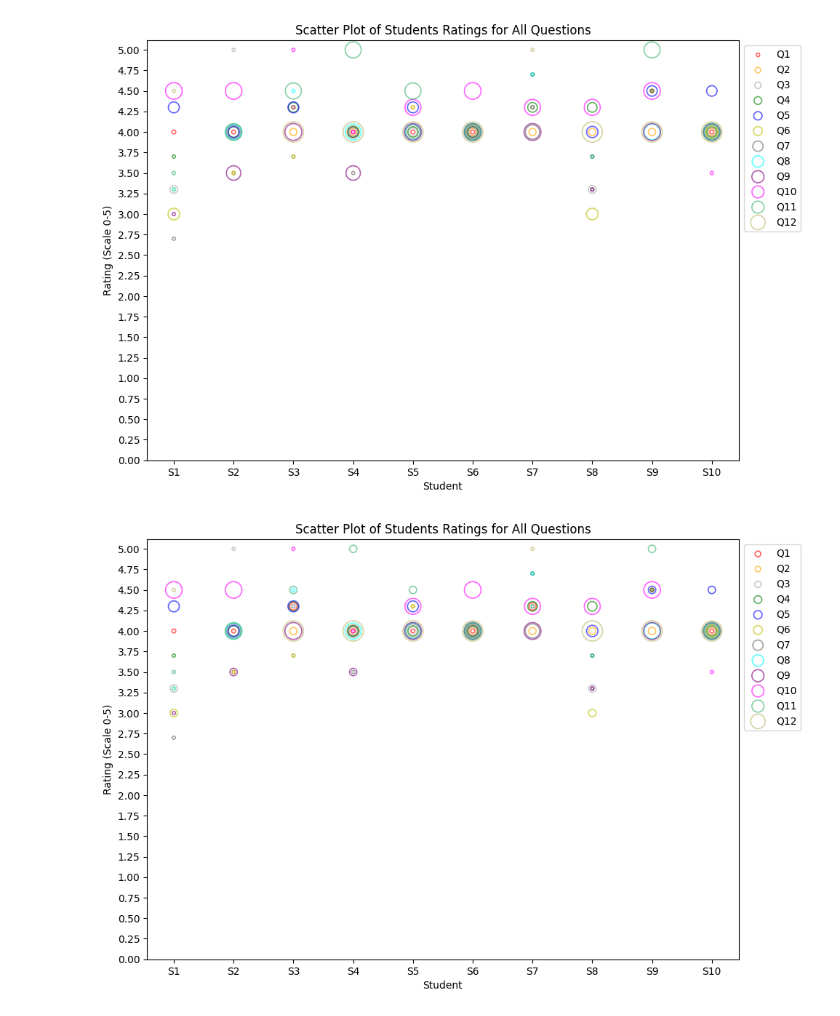
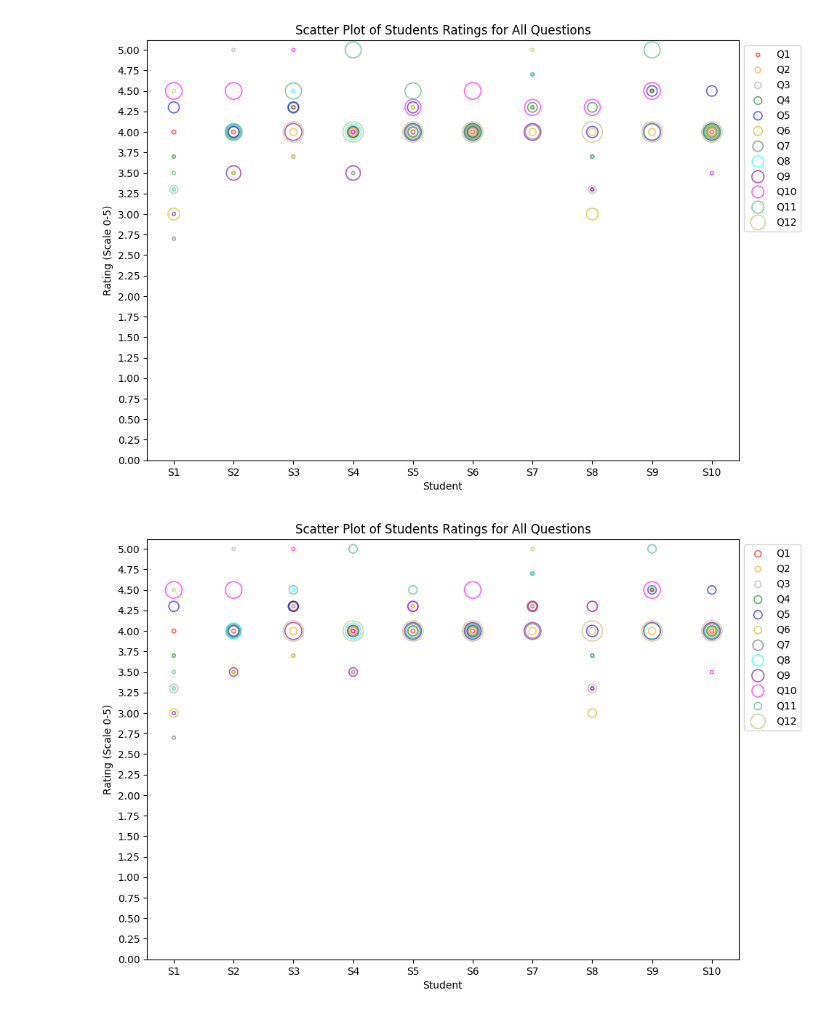
Before and after one commit to Graviton12/NOYCE_Visualizations, a Jupyter notebook: Noyce_viz_plot.ipynb, the cells around one changed output. Cells and saved outputs as stored; diff of their text form; code cells hidden in the pictures.

```diff
--- a/Noyce_viz_plot.ipynb
+++ b/Noyce_viz_plot.ipynb
@@ -236,7 +290,7 @@ def question_color(ques_column_name):
 
 
 # creating a fuction to get the size of a datapoint based on frequency
-def get_point_size_based_on_frequency(student, question, data, sizes_dict):
+def get_point_size_based_on_frequency(student, question, data):
     # The rating for the given student for a particular question is retrieved from the dataset
     student_rating = data.loc[data['Student'] == student, question].values[0]
     # Calculate the frequency of this rating for the specific question
@@ -244,7 +298,7 @@ def get_point_size_based_on_frequency(student, question, data, sizes_dict):
 
     # Manually setting the size for datapoints depending on if the datapoints are stacked or not
     if frequency == 1: # if the frequency is 1 (it means no other points are stacked on top of each other) set the size to 10
-        return base_size
+        return 10
     else:
         # Increase the size with frequency
         return sizes_dict[question] * (1 + 0.1 * (frequency - 1))
@@ -259,7 +313,7 @@ for question in student_data.columns[1:]:
     # for student in student_data['Student' iterates over each student identifier in the 'Student' column
     # get_point_size_based_on_frequency(student, question, student_data, sizes_dict) is a function call within the List Comprehension
     # So, For each student in student_data['Student'], it calls the get_point_size_based_on_frequency
-    sizes = [get_point_size_based_on_frequency(student, question, student_data, sizes_dict) for student in student_data['Student']]
+    sizes = [get_point_size_based_on_frequency(student, question, student_data) for student in student_data['Student']]
     # Creating a scatter plot for each question
     sns.scatterplot(x=student_data['Student'], y=question, data=student_data, edgecolor=question_color(question), facecolor='none',
                     s=sizes, label=question, alpha=0.6, linewidth=1.25)
@@ -279,6 +333,8 @@ plt.show()
 # %% [output]
 [figure]
 # %%
+# MOST ACCURATE IN TERMS OF SIZE OF DATAPOINTS
+
 # creating function to place a specific color for a question
 def question_color(ques_column_name):
     # dictionary that assigns a color for a specific question
@@ -292,7 +348,7 @@ def question_color(ques_column_name):
     return color_dict.get(ques_column_name, 'black')
 
 # creating a fuction to get the size of a datapoint based on frequency
-def get_point_size_based_on_frequency(student, question, data, sizes_dict):
+def get_point_size_based_on_frequency(student, question, data):
     # The rating for the given student for a particular question is retrieved from the dataset
     student_rating = data.loc[data['Student'] == student, question].values[0]
     # Calculate the frequency of this rating for the specific question
@@ -300,43 +356,44 @@ def get_point_size_based_on_frequency(student, question, data, sizes_dict):
 
     # Define the size increments
     base_size = 10
-    size_increment = 22
+    size_increment = 30
 
     # Manually setting the size for datapoints depending on if the datapoints are stacked or not
     if frequency == 1: # if the frequency is 1 (it means no other points are stacked on top of each other) set the size to 10
         return base_size
     elif frequency == 2:
         return base_size + 2 * size_increment
+    elif frequency == 3:
+        return base_size + 3 * size_increment
     else:
-        # Increase the size with frequency
-        return sizes_dict[question] * (1 + 0.1 * (frequency - 1))
+        return sizes_dict[question] * (1 + 0.1 * (frequency - 1)) # Increase the size with frequency
 
 
 # setting up size of the plot
 plt.figure(figsize=(10.5, 7.5))
 # for a rating given a particular question in the columns of student_data starting from the second column and continuing until the last column
 # the first column is ignored because it contains the students
 for question in student_data.columns[1:]:
     # student_data['Student'] retrieves the 'Student' column from the student_data dataset. This column contains the identifiers for each student
     # for student in student_data['Student' iterates over each student identifier in the 'Student' column
     # get_point_size_based_on_frequency(student, question, student_data, sizes_dict) is a function call within the List Comprehension
     # So, For each student in student_data['Student'], it calls the get_point_size_based_on_frequency
-    sizes = [get_point_size_based_on_frequency(student, question, student_data, sizes_dict) for student in student_data['Student']]
+    sizes = [get_point_size_based_on_frequency(student, question, student_data) for student in student_data['Student']]
     # Creating a scatter plot for each question
     sns.scatterplot(x=student_data['Student'], y=question, data=student_data, edgecolor=question_color(question), facecolor='none',
                     s=sizes, label=question, alpha=0.6, linewidth=1.25)
 
 # setting major ticks for y-axis
 plt.yticks([0.00, 0.25, 0.50, 0.75, 1.00, 1.25, 1.50, 1.75, 2.00, 2.25, 2.50, 2.75, 3.00, 3.25, 3.50, 3.75, 4.00, 4.25, 4.50, 4.75, 5.00], ['0.00', '0.25', '0.50', '0.75', '1.00', '1.25', '1.50', '1.75', '2.00', '2.25', '2.50', '2.75', '3.00', '3.25', '3.50', '3.75', '4.00', '4.25', '4.50', '4.75', '5.00'])
 
 # Add labels and title
 plt.xlabel('Student')
 plt.ylabel('Rating (Scale 0-5)')
 plt.title('Scatter Plot of Students Ratings for All Questions')
 
 # Adjusting legend
 plt.legend(bbox_to_anchor=(1, 1), loc='upper left')
 
 plt.show()
 # %% [output]
-[figure, old version]
+[figure, new version]
```
Also changed, not shown: parts of 3 cells of this notebook.
